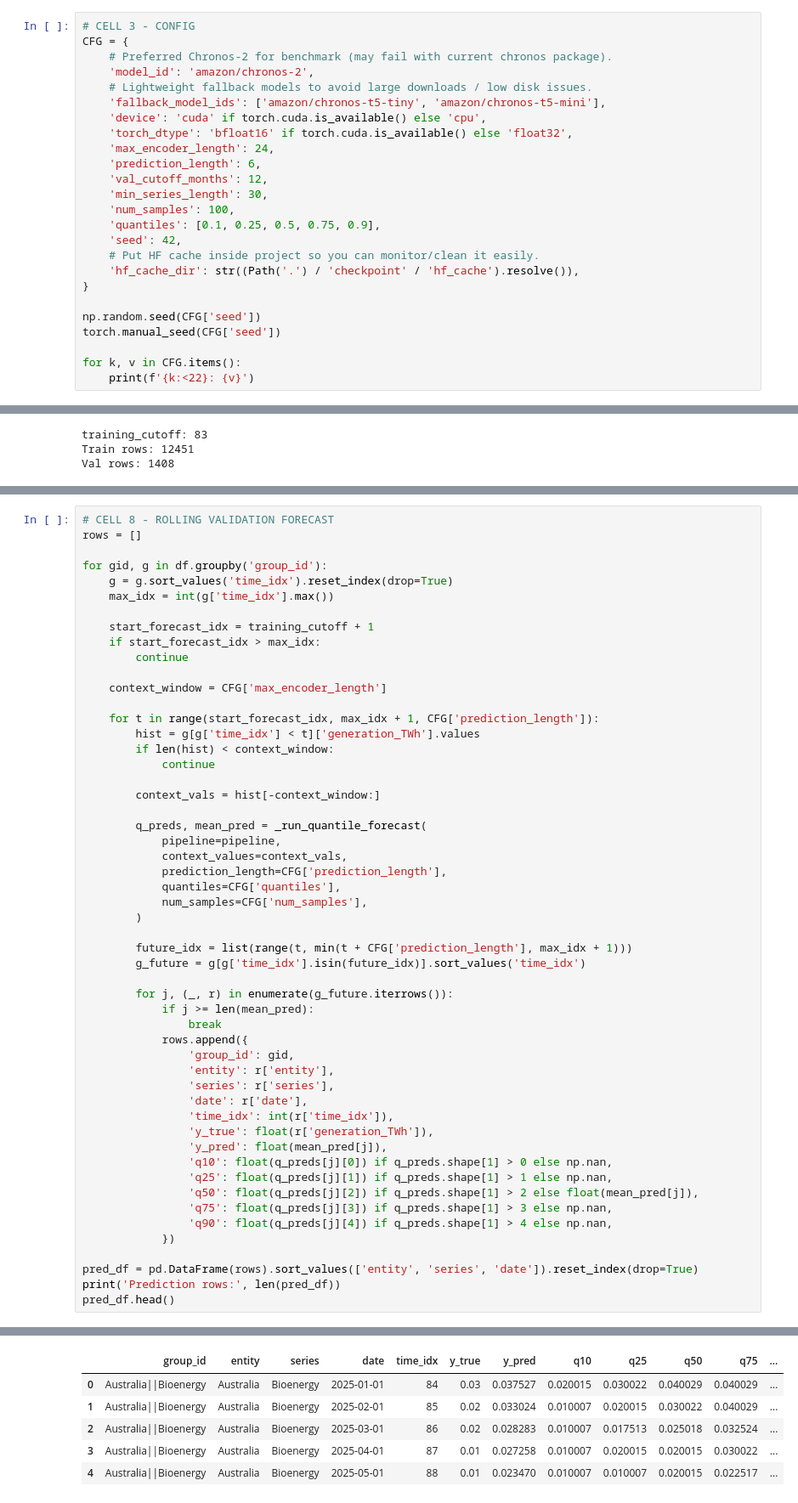
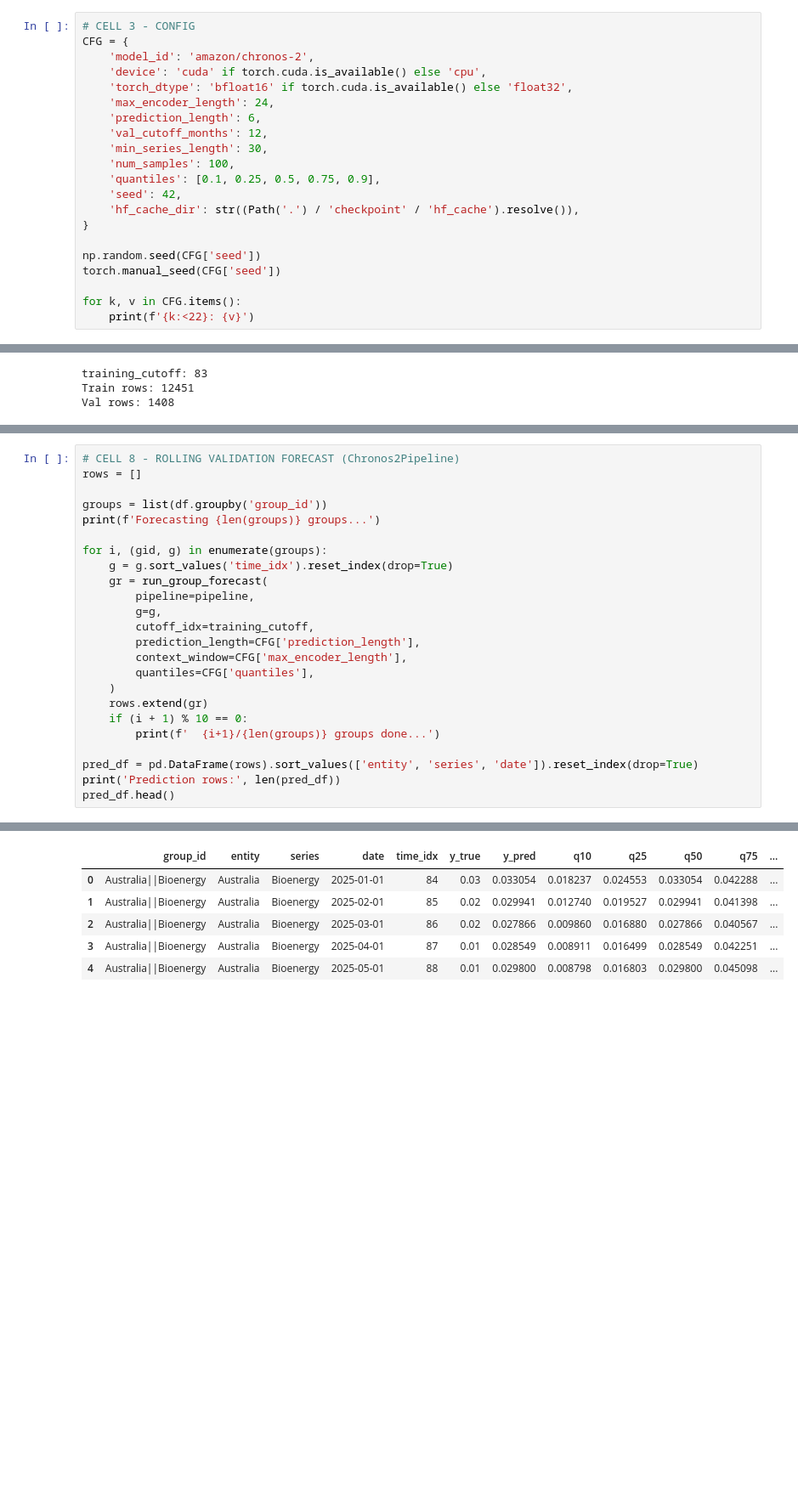
Before and after one commit to NguyenVanTien204/TFT-GreenPower-Forecasting, a Jupyter notebook: trainChronos2_v1.ipynb, the cells around one changed output, grey strips where cells are left out. Shown at 85% size. Drawn from its saved outputs; the diff is of its cells as text; blank space fills up the shorter version.

Commit message:
change new chronos model

```diff
--- a/trainChronos2_v1.ipynb
+++ b/trainChronos2_v1.ipynb
@@ -67,10 +77,7 @@ All required packages are already installed.
 # %%
 # CELL 3 - CONFIG
 CFG = {
-    # Preferred Chronos-2 for benchmark (may fail with current chronos package).
     'model_id': 'amazon/chronos-2',
-    # Lightweight fallback models to avoid large downloads / low disk issues.
-    'fallback_model_ids': ['amazon/chronos-t5-tiny', 'amazon/chronos-t5-mini'],
     'device': 'cuda' if torch.cuda.is_available() else 'cpu',
     'torch_dtype': 'bfloat16' if torch.cuda.is_available() else 'float32',
     'max_encoder_length': 24,
@@ -80,7 +87,6 @@ CFG = {
     'num_samples': 100,
     'quantiles': [0.1, 0.25, 0.5, 0.75, 0.9],
     'seed': 42,
-    # Put HF cache inside project so you can monitor/clean it easily.
     'hf_cache_dir': str((Path('.') / 'checkpoint' / 'hf_cache').resolve()),
 }
 
@@ -259,52 +259,23 @@ def wape(y_true, y_pred):
 # %%
-# CELL 8 - ROLLING VALIDATION FORECAST
+# CELL 8 - ROLLING VALIDATION FORECAST (Chronos2Pipeline)
 rows = []
 
-for gid, g in df.groupby('group_id'):
+groups = list(df.groupby('group_id'))
+print(f'Forecasting {len(groups)} groups...')
+
+for i, (gid, g) in enumerate(groups):
     g = g.sort_values('time_idx').reset_index(drop=True)
-    max_idx = int(g['time_idx'].max())
-
-    start_forecast_idx = training_cutoff + 1
-    if start_forecast_idx > max_idx:
-        continue
-
-    context_window = CFG['max_encoder_length']
-
-    for t in range(start_forecast_idx, max_idx + 1, CFG['prediction_length']):
-        hist = g[g['time_idx'] < t]['generation_TWh'].values
-        if len(hist) < context_window:
-            continue
-
-        context_vals = hist[-context_window:]
-
-        q_preds, mean_pred = _run_quantile_forecast(
-            pipeline=pipeline,
-            context_values=context_vals,
-            prediction_length=CFG['prediction_length'],
-            quantiles=CFG['quantiles'],
-            num_samples=CFG['num_samples'],
-        )
-
-        future_idx = list(range(t, min(t + CFG['prediction_length'], max_idx + 1)))
-        g_future = g[g['time_idx'].isin(future_idx)].sort_values('time_idx')
-
-        for j, (_, r) in enumerate(g_future.iterrows()):
-            if j >= len(mean_pred):
-                break
-            rows.append({
-                'group_id': gid,
-                'entity': r['entity'],
-                'series': r['series'],
-                'date': r['date'],
-                'time_idx': int(r['time_idx']),
-                'y_true': float(r['generation_TWh']),
-                'y_pred': float(mean_pred[j]),
-                'q10': float(q_preds[j][0]) if q_preds.shape[1] > 0 else np.nan,
-                'q25': float(q_preds[j][1]) if q_preds.shape[1] > 1 else np.nan,
-                'q50': float(q_preds[j][2]) if q_preds.shape[1] > 2 else float(mean_pred[j]),
-                'q75': float(q_preds[j][3]) if q_preds.shape[1] > 3 else np.nan,
-                'q90': float(q_preds[j][4]) if q_preds.shape[1] > 4 else np.nan,
-            })
+    gr = run_group_forecast(
+        pipeline=pipeline,
+        g=g,
+        cutoff_idx=training_cutoff,
+        prediction_length=CFG['prediction_length'],
+        context_window=CFG['max_encoder_length'],
+        quantiles=CFG['quantiles'],
+    )
+    rows.extend(gr)
+    if (i + 1) % 10 == 0:
+        print(f'  {i+1}/{len(groups)} groups done...')
 
 pred_df = pd.DataFrame(rows).sort_values(['entity', 'series', 'date']).reset_index(drop=True)
 print('Prediction rows:', len(pred_df))
@@ -313,10 +300,10 @@ pred_df.head()
 Prediction rows: 1408
 |  | group_id | entity | series | date | time_idx | y_true | y_pred | q10 | q25 | q50 | q75 | ... |
-| 0 | Australia||Bioenergy | Australia | Bioenergy | 2025-01-01 | 84 | 0.03 | 0.037527 | 0.020015 | 0.030022 | 0.040029 | 0.040029 | ... |
-| 1 | Australia||Bioenergy | Australia | Bioenergy | 2025-02-01 | 85 | 0.02 | 0.033024 | 0.010007 | 0.020015 | 0.030022 | 0.040029 | ... |
-| 2 | Australia||Bioenergy | Australia | Bioenergy | 2025-03-01 | 86 | 0.02 | 0.028283 | 0.010007 | 0.017513 | 0.025018 | 0.032524 | ... |
-| 3 | Australia||Bioenergy | Australia | Bioenergy | 2025-04-01 | 87 | 0.01 | 0.027258 | 0.010007 | 0.020015 | 0.020015 | 0.030022 | ... |
-| 4 | Australia||Bioenergy | Australia | Bioenergy | 2025-05-01 | 88 | 0.01 | 0.023470 | 0.010007 | 0.010007 | 0.020015 | 0.022517 | ... |
+| 0 | Australia||Bioenergy | Australia | Bioenergy | 2025-01-01 | 84 | 0.03 | 0.033054 | 0.018237 | 0.024553 | 0.033054 | 0.042288 | ... |
+| 1 | Australia||Bioenergy | Australia | Bioenergy | 2025-02-01 | 85 | 0.02 | 0.029941 | 0.012740 | 0.019527 | 0.029941 | 0.041398 | ... |
+| 2 | Australia||Bioenergy | Australia | Bioenergy | 2025-03-01 | 86 | 0.02 | 0.027866 | 0.009860 | 0.016880 | 0.027866 | 0.040567 | ... |
+| 3 | Australia||Bioenergy | Australia | Bioenergy | 2025-04-01 | 87 | 0.01 | 0.028549 | 0.008911 | 0.016499 | 0.028549 | 0.042251 | ... |
+| 4 | Australia||Bioenergy | Australia | Bioenergy | 2025-05-01 | 88 | 0.01 | 0.029800 | 0.008798 | 0.016803 | 0.029800 | 0.045098 | ... |
 # %%
 # CELL 9 - METRICS
 if pred_df.empty:
```
Also changed, not shown: parts of 8 cells of this notebook, 1 other file.
